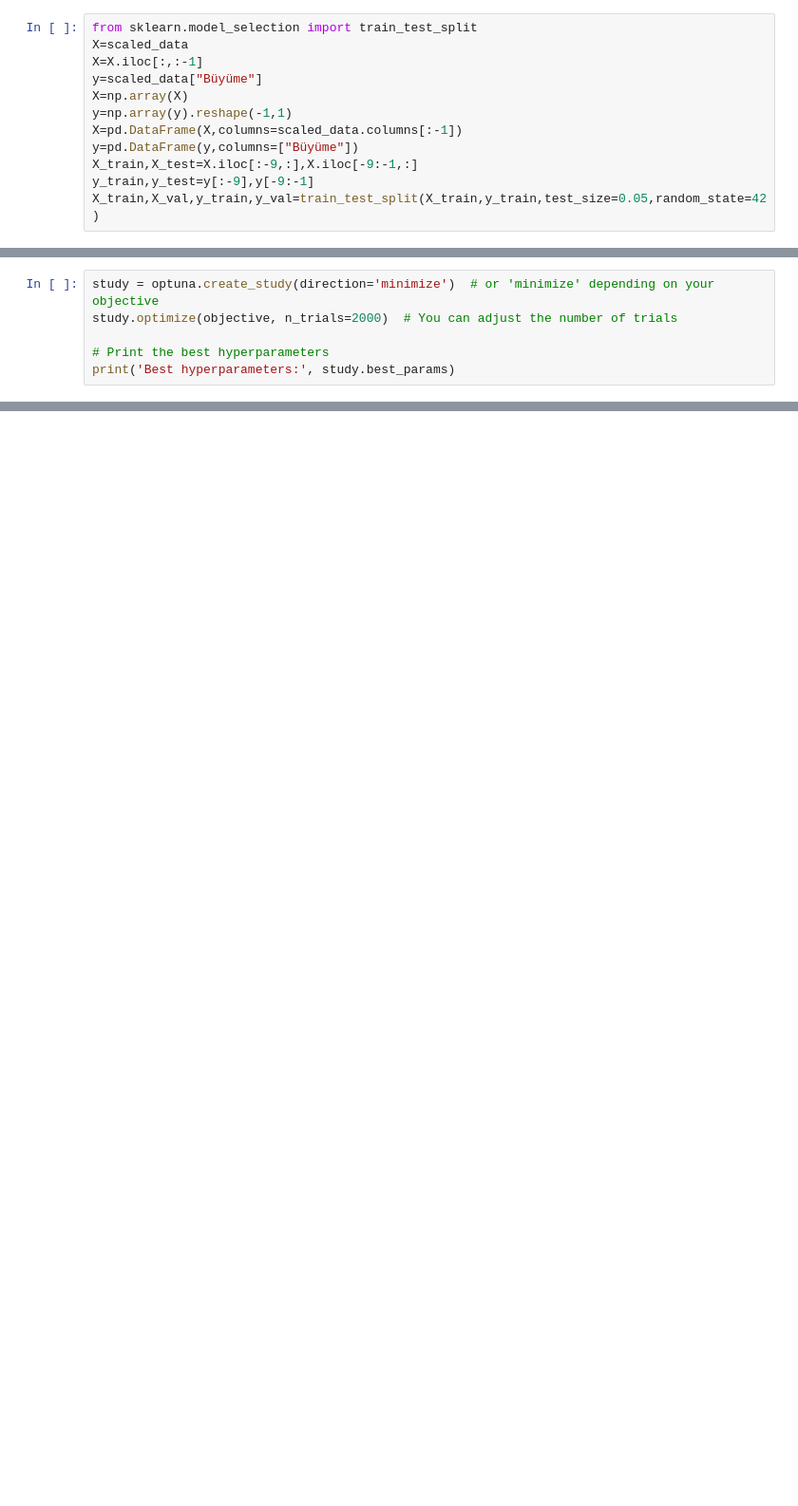
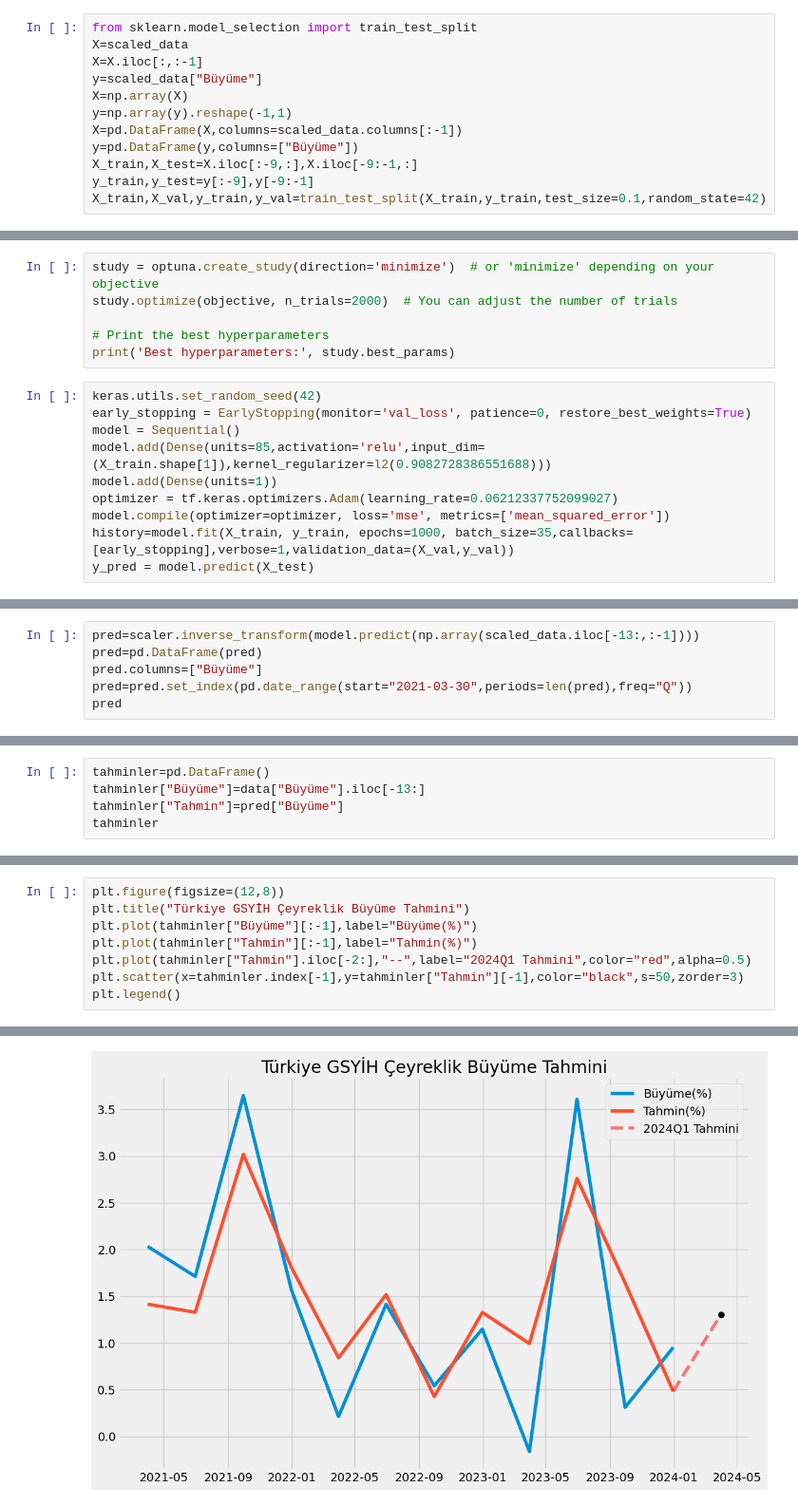
Before and after one commit to kaboya19/BuyumeTahmin, a Jupyter notebook: BuyumeTahmin.ipynb, the cells around one changed output, grey strips where cells are left out. Shown at 95% size. Cells and saved outputs as stored; diff of their text form; blank space fills up the shorter version.

```diff
--- a/BuyumeTahmin.ipynb
+++ b/BuyumeTahmin.ipynb
@@ -974,7 +992,7 @@ X=pd.DataFrame(X,columns=scaled_data.columns[:-1])
 y=pd.DataFrame(y,columns=["Büyüme"])
 X_train,X_test=X.iloc[:-9,:],X.iloc[-9:-1,:]
 y_train,y_test=y[:-9],y[-9:-1]
-X_train,X_val,y_train,y_val=train_test_split(X_train,y_train,test_size=0.05,random_state=42)
+X_train,X_val,y_train,y_val=train_test_split(X_train,y_train,test_size=0.1,random_state=42)
 # %%
 import optuna
 import tensorflow as tf
@@ -1026,3 +1048,13 @@ study.optimize(objective, n_trials=2000)  # You can adjust the number of trials
 
 # Print the best hyperparameters
 print('Best hyperparameters:', study.best_params)
+# %%
+keras.utils.set_random_seed(42)
+early_stopping = EarlyStopping(monitor='val_loss', patience=0, restore_best_weights=True)
+model = Sequential()
+model.add(Dense(units=85,activation='relu',input_dim=(X_train.shape[1]),kernel_regularizer=l2(0.9082728386551688)))
+model.add(Dense(units=1))
+optimizer = tf.keras.optimizers.Adam(learning_rate=0.06212337752099027)
+model.compile(optimizer=optimizer, loss='mse', metrics=['mean_squared_error'])
+history=model.fit(X_train, y_train, epochs=1000, batch_size=35,callbacks=[early_stopping],verbose=1,validation_data=(X_val,y_val))
+y_pred = model.predict(X_test)
@@ -1028,0 +1067,6 @@ print('Best hyperparameters:', study.best_params)
+# %%
+pred=scaler.inverse_transform(model.predict(np.array(scaled_data.iloc[-13:,:-1])))
+pred=pd.DataFrame(pred)
+pred.columns=["Büyüme"]
+pred=pred.set_index(pd.date_range(start="2021-03-30",periods=len(pred),freq="Q"))
+pred
@@ -1028,0 +1089,5 @@ print('Best hyperparameters:', study.best_params)
+# %%
+tahminler=pd.DataFrame()
+tahminler["Büyüme"]=data["Büyüme"].iloc[-13:]
+tahminler["Tahmin"]=pred["Büyüme"]
+tahminler
@@ -1028,0 +1109,9 @@ print('Best hyperparameters:', study.best_params)
+# %%
+plt.figure(figsize=(12,8))
+plt.title("Türkiye GSYİH Çeyreklik Büyüme Tahmini")
+plt.plot(tahminler["Büyüme"][:-1],label="Büyüme(%)")
+plt.plot(tahminler["Tahmin"][:-1],label="Tahmin(%)")
+plt.plot(tahminler["Tahmin"].iloc[-2:],"--",label="2024Q1 Tahmini",color="red",alpha=0.5)
+plt.scatter(x=tahminler.index[-1],y=tahminler["Tahmin"][-1],color="black",s=50,zorder=3)
+plt.legend()
+# %% [output]
@@ -1028,0 +1119 @@ print('Best hyperparameters:', study.best_params)
+[figure, added]
```
Also changed, not shown: parts of 32 cells of this notebook, 1 other file.
